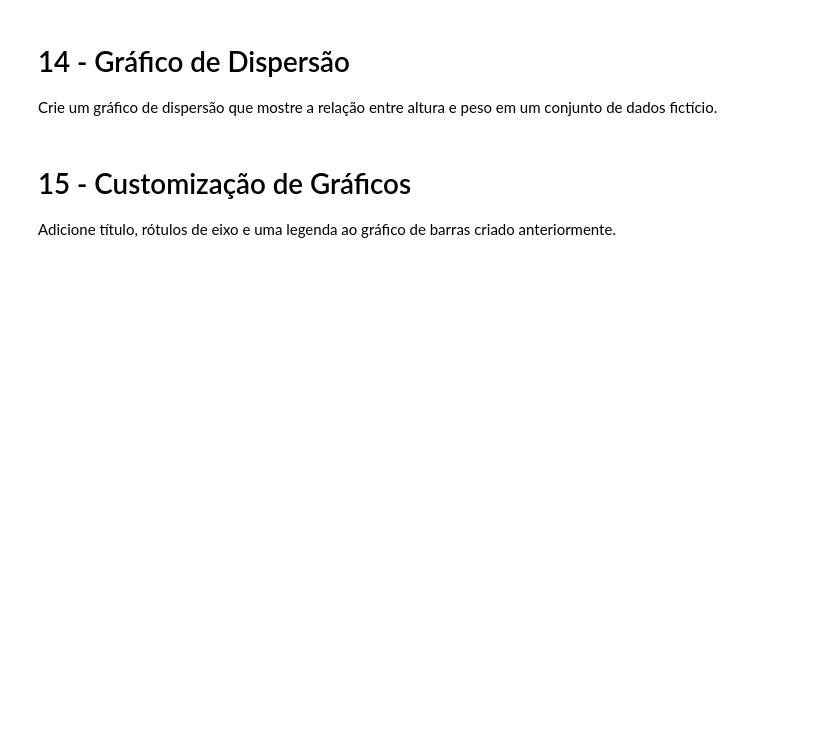
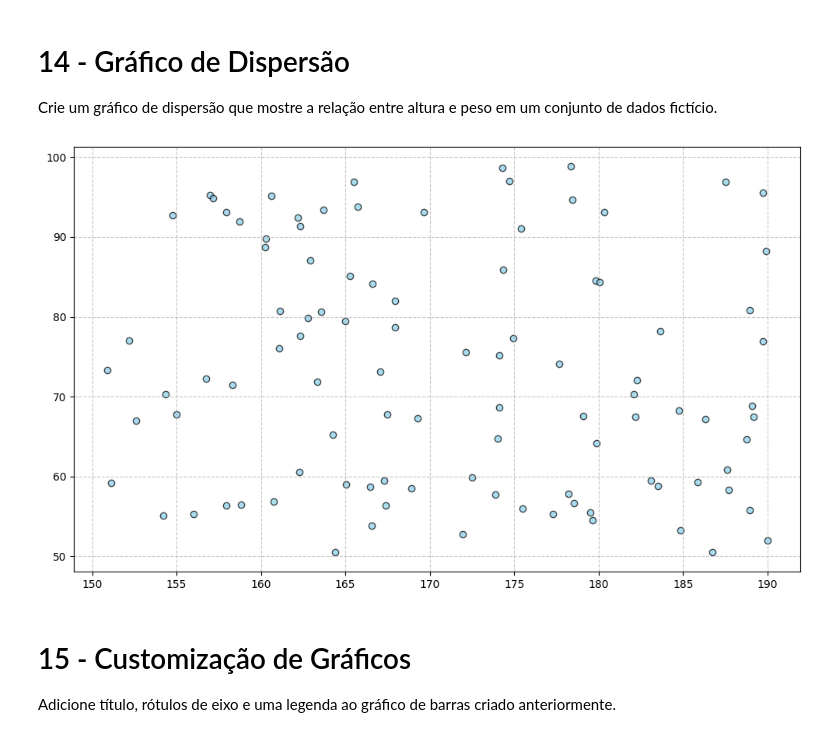
Before and after one commit to SaraSilvaa/Aula-Mineira-o-de-Dados, a Jupyter notebook: ALUNOS_Aula06_Exercicios.ipynb, the cells around one changed output. Cells and saved outputs as stored; diff of their text form; code cells hidden in the pictures; blank space fills up the shorter version.

```diff
--- a/ALUNOS_Aula06_Exercicios.ipynb
+++ b/ALUNOS_Aula06_Exercicios.ipynb
@@ -95,3 +283,17 @@ Crie um gráfico de dispersão que mostre a relação entre altura e peso em um
+# %%
+n_pessoas = 100
+# %%
+alturas = np.random.uniform(150, 190, size=n_pessoas)
+# %%
+pesos = np.random.uniform(50, 100, size=n_pessoas)
+# %%
+plt.figure(figsize=(10, 6))
+plt.scatter(alturas, pesos, color='skyblue', alpha=0.7, edgecolor='black')
+plt.grid(True, linestyle='--', alpha=0.7)
+plt.tight_layout()
+plt.show()
+# %% [output]
+[figure, added]
 # %% [markdown]
 # 15 - Customização de Gráficos
 
```
Also changed, not shown: parts of 81 cells of this notebook.
